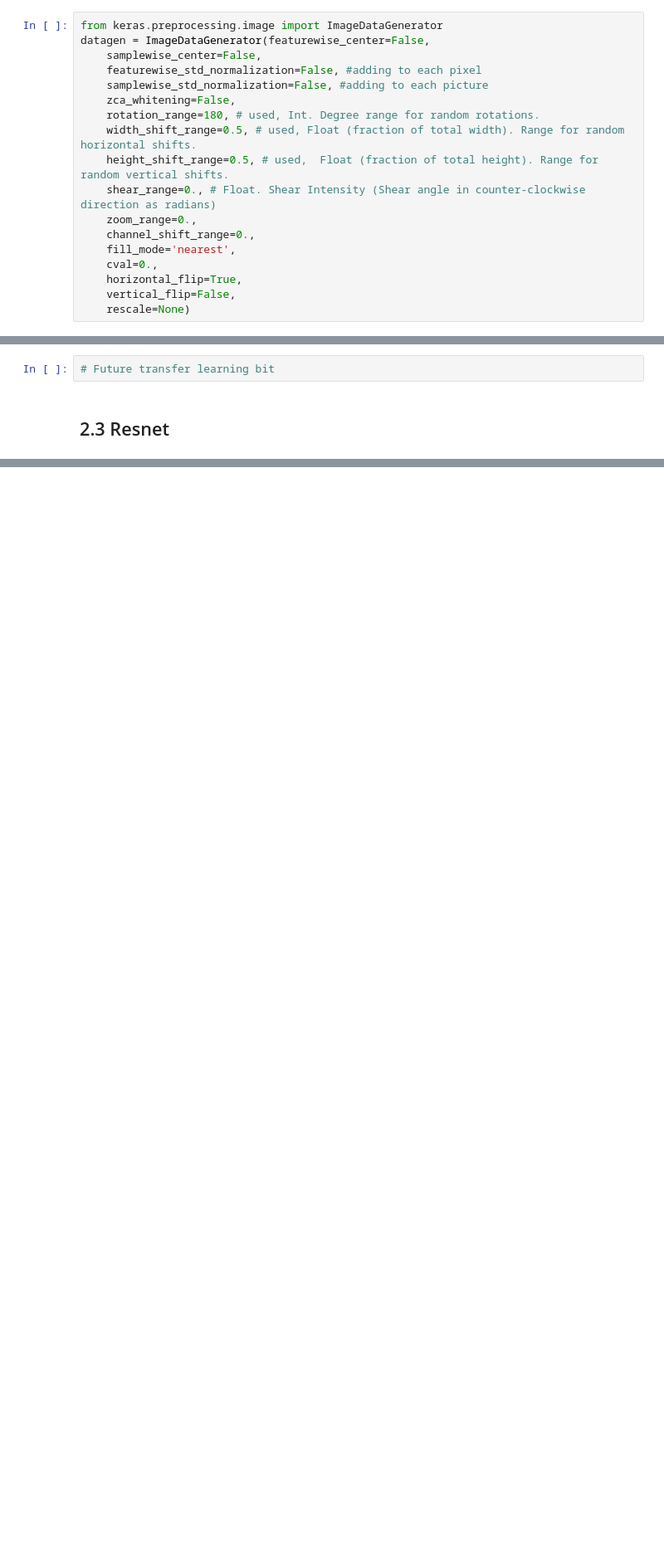
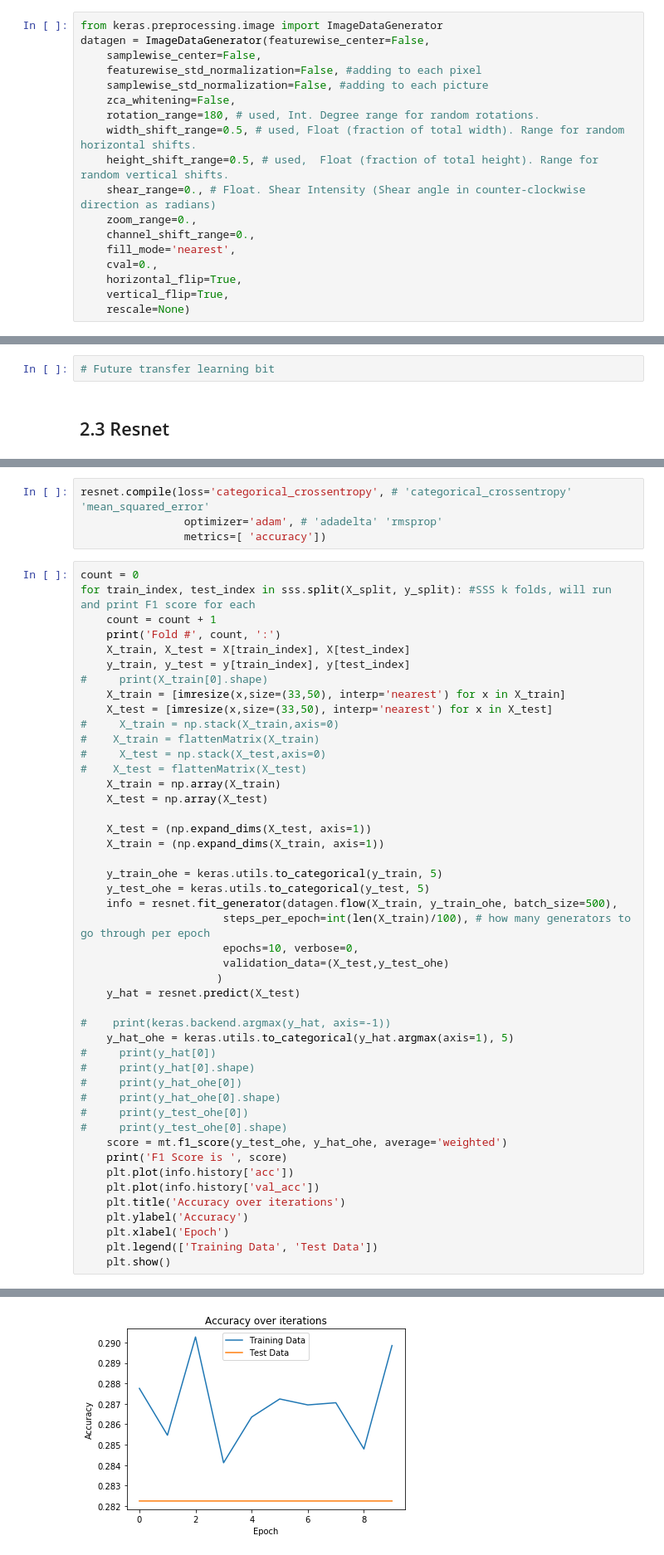
Before and after one commit to michaelcwatts123/JLab, a Jupyter notebook: Lab6/Lab6.ipynb, the cells around one changed output, grey strips where cells are left out. Shown: that part at 83% size. Drawn from its saved outputs; the diff is of its cells as text; blank space fills up the shorter version.

```diff
--- a/Lab6/Lab6.ipynb
+++ b/Lab6/Lab6.ipynb
@@ -131,7 +163,7 @@ datagen = ImageDataGenerator(featurewise_center=False,
     fill_mode='nearest',
     cval=0.,
     horizontal_flip=True,
-    vertical_flip=False,
+    vertical_flip=True,
     rescale=None)
 # %% [markdown]
 <h2> 2.2 Simple CNN </h2>
@@ -291,0 +491,51 @@ X_train_resize_color.shape
+# %%
+resnet.compile(loss='categorical_crossentropy', # 'categorical_crossentropy' 'mean_squared_error'
+                optimizer='adam', # 'adadelta' 'rmsprop'
+                metrics=[ 'accuracy'])
+# %%
+count = 0
+for train_index, test_index in sss.split(X_split, y_split): #SSS k folds, will run and print F1 score for each
+    count = count + 1
+    print('Fold #', count, ':')
+    X_train, X_test = X[train_index], X[test_index]
+    y_train, y_test = y[train_index], y[test_index]
+#     print(X_train[0].shape)
+    X_train = [imresize(x,size=(33,50), interp='nearest') for x in X_train]
+    X_test = [imresize(x,size=(33,50), interp='nearest') for x in X_test]
+#     X_train = np.stack(X_train,axis=0)
+#    X_train = flattenMatrix(X_train)
+#     X_test = np.stack(X_test,axis=0)
+#    X_test = flattenMatrix(X_test)
+    X_train = np.array(X_train)
+    X_test = np.array(X_test)
+
+    X_test = (np.expand_dims(X_test, axis=1))
+    X_train = (np.expand_dims(X_train, axis=1))
+
+    y_train_ohe = keras.utils.to_categorical(y_train, 5)
+    y_test_ohe = keras.utils.to_categorical(y_test, 5)
+    info = resnet.fit_generator(datagen.flow(X_train, y_train_ohe, batch_size=500),
+                      steps_per_epoch=int(len(X_train)/100), # how many generators to go through per epoch
+                      epochs=10, verbose=0,
+                      validation_data=(X_test,y_test_ohe)
+                     )
+    y_hat = resnet.predict(X_test)
+
+#    print(keras.backend.argmax(y_hat, axis=-1))
+    y_hat_ohe = keras.utils.to_categorical(y_hat.argmax(axis=1), 5)
+#     print(y_hat[0])
+#     print(y_hat[0].shape)
+#     print(y_hat_ohe[0])
+#     print(y_hat_ohe[0].shape)
+#     print(y_test_ohe[0])
+#     print(y_test_ohe[0].shape)
+    score = mt.f1_score(y_test_ohe, y_hat_ohe, average='weighted')
+    print('F1 Score is ', score)
+    plt.plot(info.history['acc'])
+    plt.plot(info.history['val_acc'])
+    plt.title('Accuracy over iterations')
+    plt.ylabel('Accuracy')
+    plt.xlabel('Epoch')
+    plt.legend(['Training Data', 'Test Data'])
+    plt.show()
+# %% [output]
@@ -291,0 +544 @@ X_train_resize_color.shape
+[figure, added]
```
Also changed, not shown: parts of 27 cells of this notebook, 3 other files.
